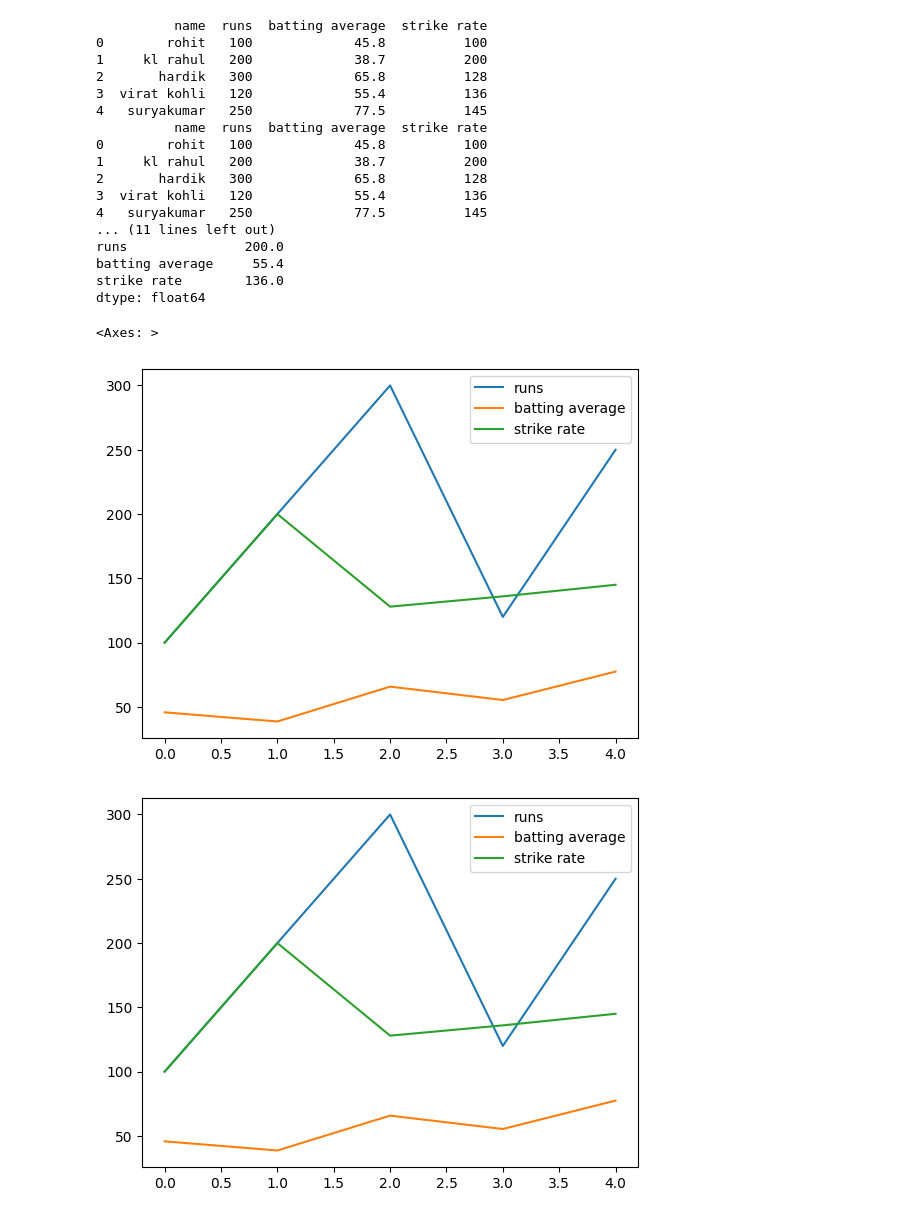
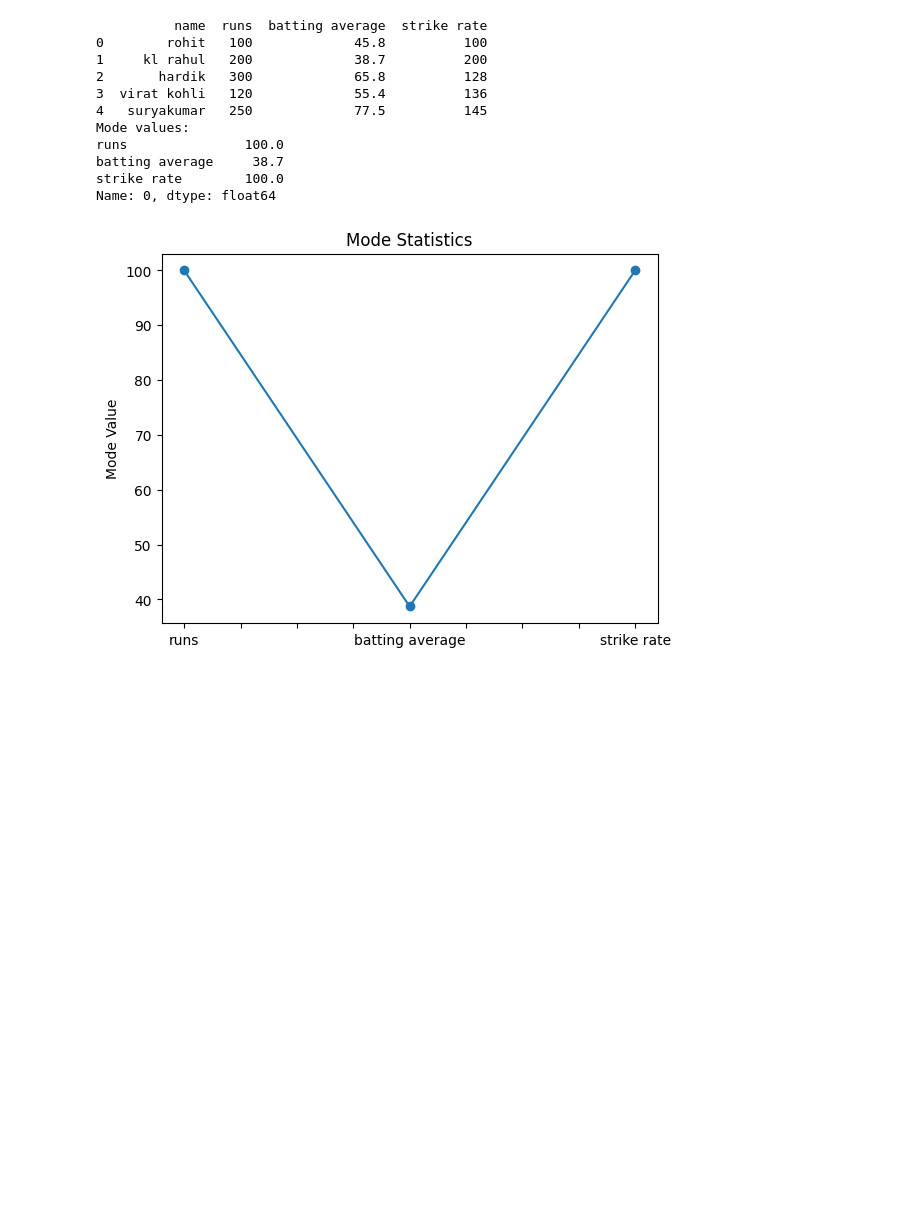
Before and after one commit to NaveenGumaste/Python-ML, a Jupyter notebook: task 1.ipynb, the cells around one changed output. Cells and saved outputs as stored; diff of their text form; code cells hidden in the pictures; blank space fills up the shorter version.

```diff
--- a/task 1.ipynb
+++ b/task 1.ipynb
@@ -88,50 +68,27 @@ print(data.to_string())
-# %%
-import pandas as pd
-import matplotlib.pyplot as plt
-
-data = pd.read_csv('task1.csv')
-print(data)
-data.plot()
-
-data = pd.read_csv('task1.csv')
-print(data.to_string())
-
-mean_runs = data['runs'].mean()
-mean_batting_avg = data['batting average'].mean()
-mean_strike_rate = data['strike rate'].mean()
-
-print(f"\nMean Runs: {mean_runs}")
-print(f"Mean Batting Average: {mean_batting_avg}")
-print(f"Mean Strike Rate:{mean_strike_rate}")
-
-data = pd.read_csv('task1.csv')
-numeric_columns = ["runs", "batting average", "strike rate"]
-median_values = data[numeric_columns].median()
-print(data.to_string())
-print("Median values:")
-print(median_values)
-
-data = pd.read_csv('task1.csv')
-data.mode()
-data.plot()
-# %% [output]
-          name  runs  batting average  strike rate
-0        rohit   100             45.8          100
-1     kl rahul   200             38.7          200
-2       hardik   300             65.8          128
-3  virat kohli   120             55.4          136
-4   suryakumar   250             77.5          145
-          name  runs  batting average  strike rate
-0        rohit   100             45.8          100
-1     kl rahul   200             38.7          200
-2       hardik   300             65.8          128
-3  virat kohli   120             55.4          136
-4   suryakumar   250             77.5          145
-... (11 lines left out)
-runs               200.0
-batting average     55.4
-strike rate        136.0
-dtype: float64
-<Axes: >
-[figure, removed]
-[figure, removed]
+# %%
+import pandas as pd
+import matplotlib.pyplot as plt
+data = pd.read_csv('task1.csv')
+numeric_columns = ["runs", "batting average", "strike rate"]
+mode_values = data[numeric_columns].mode().iloc[0]
+print(data.to_string())
+print("Mode values:")
+print(mode_values)
+
+mode_values.plot(marker='o')
+plt.ylabel('Mode Value')
+plt.title('Mode Statistics')
+plt.show()
+# %% [output]
+          name  runs  batting average  strike rate
+0        rohit   100             45.8          100
+1     kl rahul   200             38.7          200
+2       hardik   300             65.8          128
+3  virat kohli   120             55.4          136
+4   suryakumar   250             77.5          145
+Mode values:
+runs               100.0
+batting average     38.7
+strike rate        100.0
+Name: 0, dtype: float64
+[figure, added]
```
Also changed, not shown: parts of 6 cells of this notebook.
